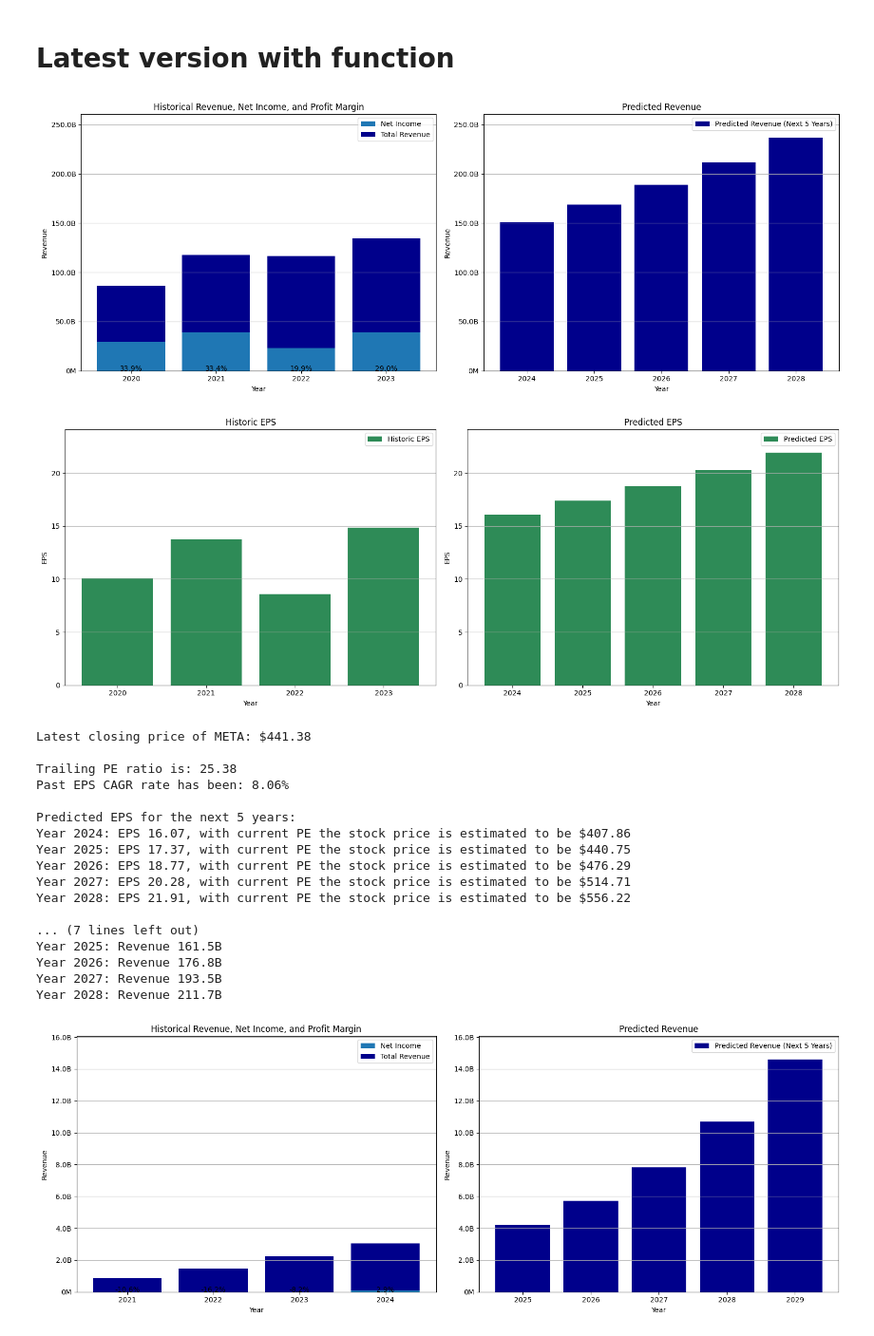
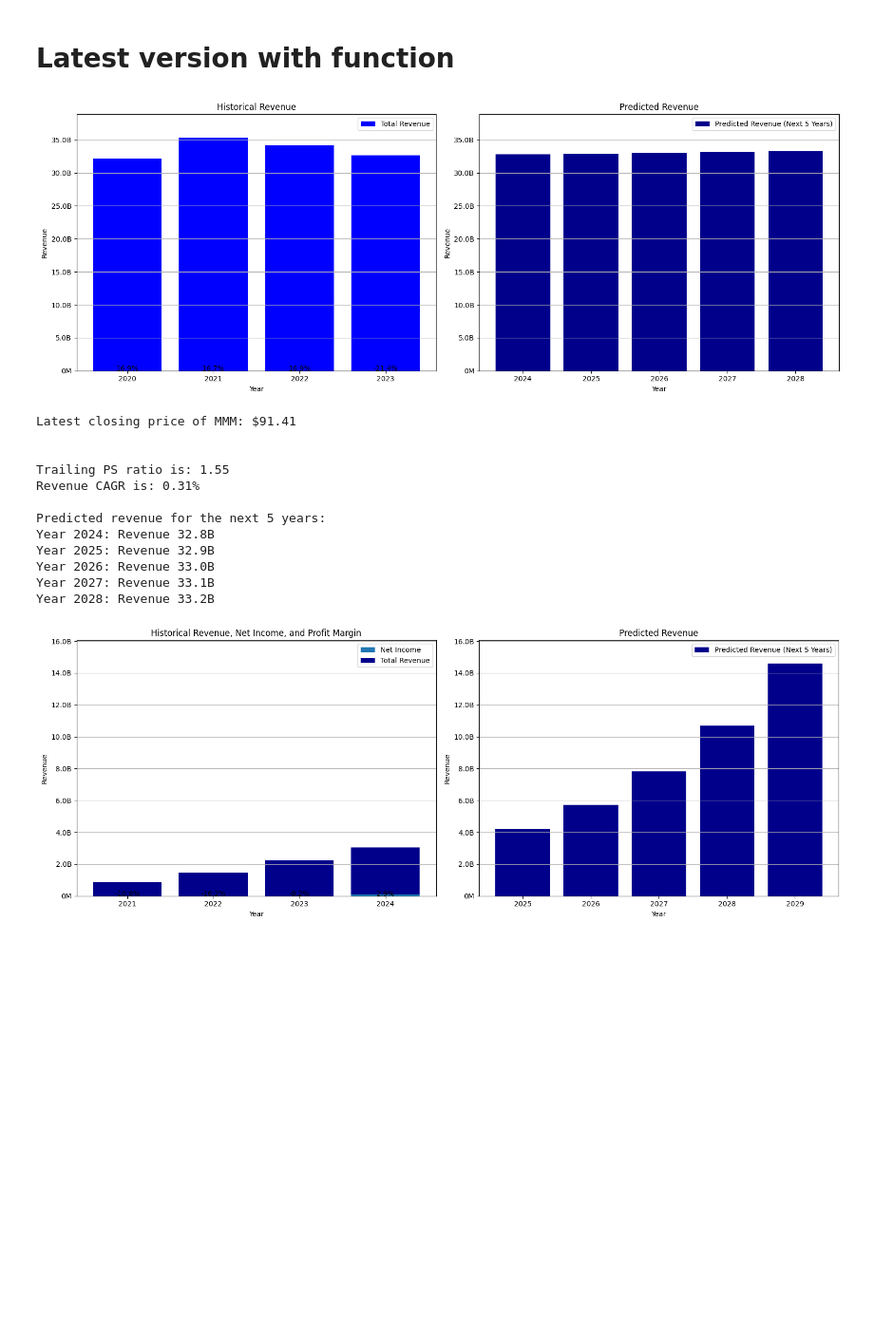
Before and after one commit to alexD1990/Data_engineering, a Jupyter notebook: equity_analysis.ipynb, the cells around one changed output. Shown at 95% size. Saved outputs shown, nothing was run; the diff lists cells and outputs as text; code cells hidden in the pictures; blank space fills up the shorter version.

```diff
--- a/equity_analysis.ipynb
+++ b/equity_analysis.ipynb
@@ -251,7 +251,7 @@ def plot_stock_analysis(ticker_symbol):
       axes[0].bar(df['Year'], df['Profit margin'], color='orange', alpha=0.5)  # Profit margin bars
       axes[0].set_title('Historical Revenue, Net Income, and Profit Margin')
   else:  # If EPS is negative or zero
-      axes[0].bar(df['Year'], df['Total Revenue'], color='#blue', label='Total Revenue')  # Revenue bars
+      axes[0].bar(df['Year'], df['Total Revenue'], color='blue', label='Total Revenue')  # Revenue bars
       axes[0].set_title('Historical Revenue')
 
   # Add value labels for profit margin
@@ -393,27 +393,21 @@ def plot_stock_analysis(ticker_symbol):
       if estimated_stock_price:
           print(f'Year {year}: Revenue {revenue / 1e9:.1f}B')
 # %%
-plot_stock_analysis('META') # Stock with positive eps
+plot_stock_analysis('MMM') # Stock with positive eps
 # %% [output]
-[figure, old version]
+[figure, new version]
-[figure, removed]
-Latest closing price of META: $441.38
+Latest closing price of MMM: $91.41
 
-Trailing PE ratio is: 25.38
-Past EPS CAGR rate has been: 8.06%
 
-Predicted EPS for the next 5 years:
-Year 2024: EPS 16.07, with current PE the stock price is estimated to be $407.86
-Year 2025: EPS 17.37, with current PE the stock price is estimated to be $440.75
-Year 2026: EPS 18.77, with current PE the stock price is estimated to be $476.29
-Year 2027: EPS 20.28, with current PE the stock price is estimated to be $514.71
-Year 2028: EPS 21.91, with current PE the stock price is estimated to be $556.22
+Trailing PS ratio is: 1.55
+Revenue CAGR is: 0.31%
 
-... (7 lines left out)
-Year 2025: Revenue 161.5B
-Year 2026: Revenue 176.8B
-Year 2027: Revenue 193.5B
-Year 2028: Revenue 211.7B
+Predicted revenue for the next 5 years:
+Year 2024: Revenue 32.8B
+Year 2025: Revenue 32.9B
+Year 2026: Revenue 33.0B
+Year 2027: Revenue 33.1B
+Year 2028: Revenue 33.2B
 # %%
 plot_stock_analysis('CRWD') # Stock with negative eps
 # %% [output]
```
